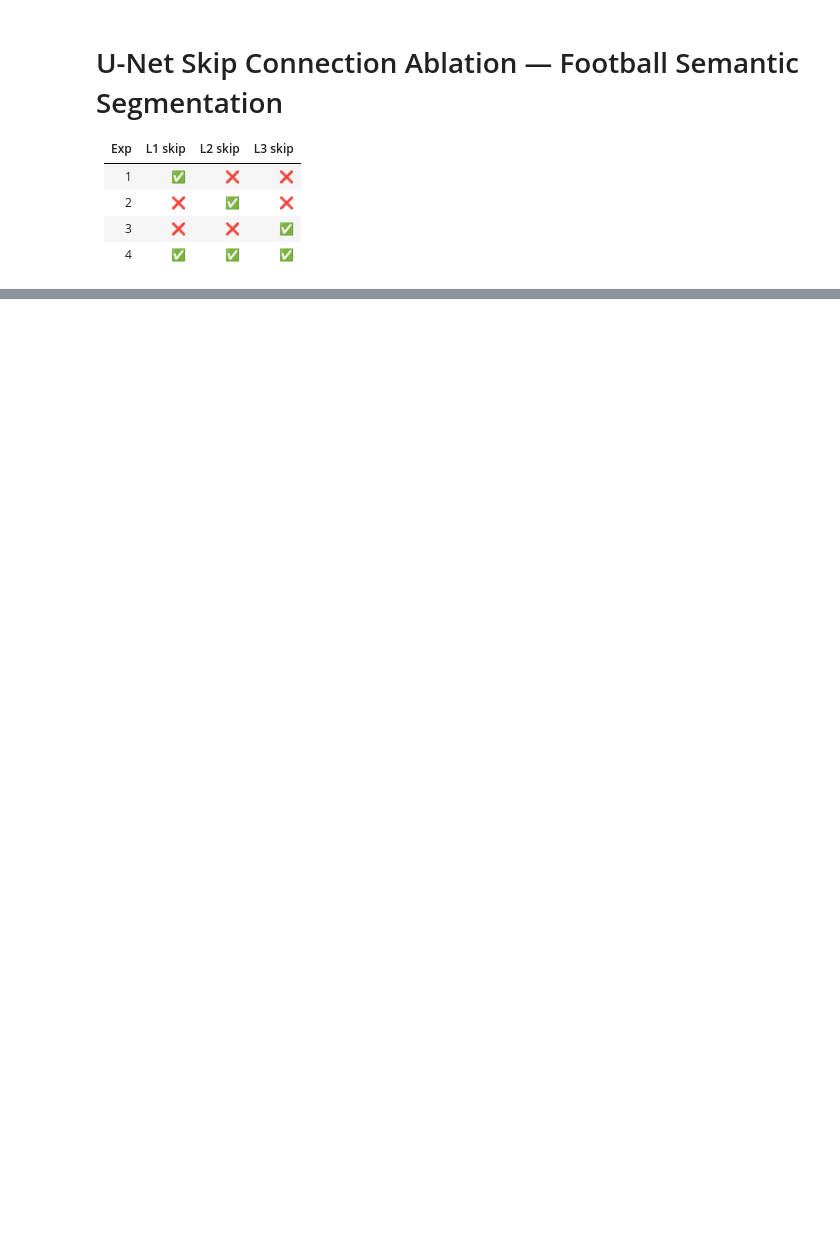
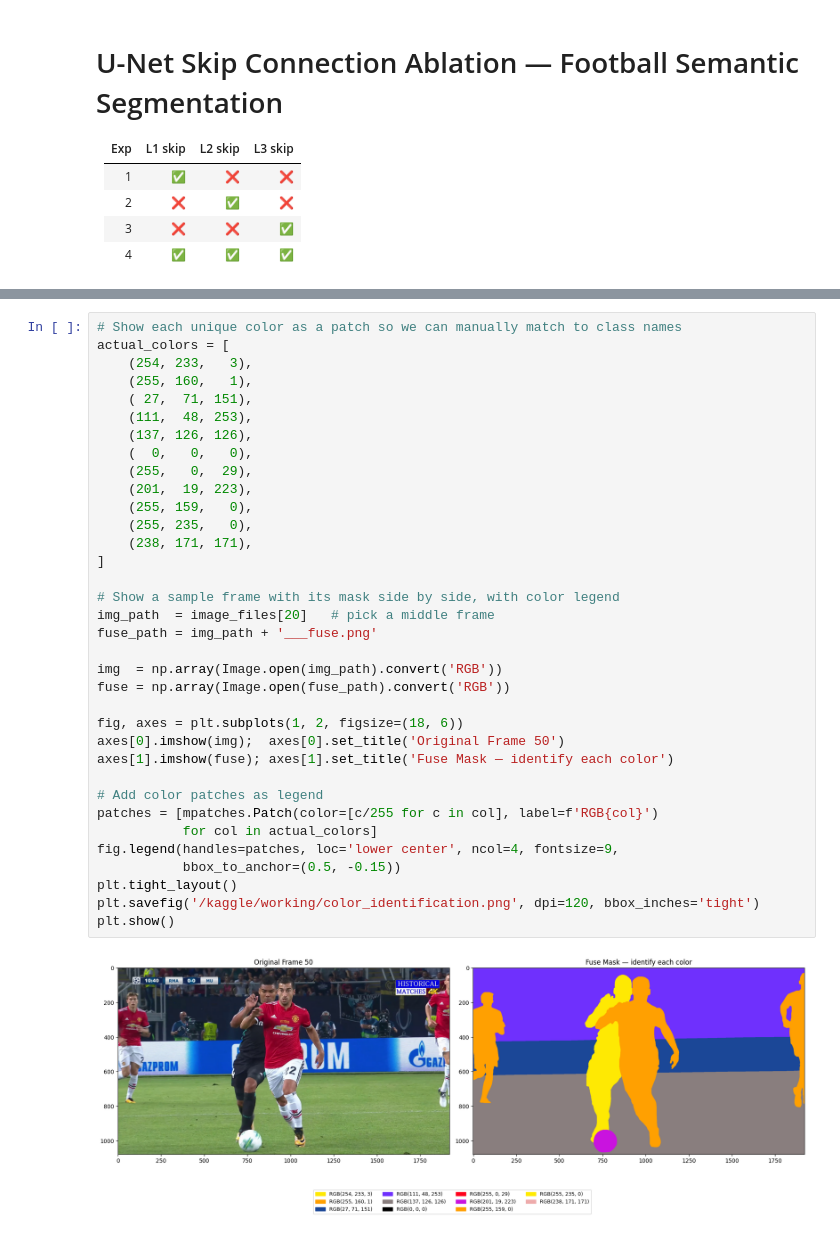
Before and after one commit to mohammedrefai20/Computer-Vision-Course, a Jupyter notebook: lab 2/unet_football.ipynb, the cells around one changed output, grey strips where cells are left out. Saved outputs shown, nothing was run; the diff lists cells and outputs as text; blank space fills up the shorter version.

```diff
--- a/lab 2/unet_football.ipynb
+++ b/lab 2/unet_football.ipynb
@@ -368,3 +526,40 @@ print('\n✅ All experiments done!')
+# %%
+# Show each unique color as a patch so we can manually match to class names
+actual_colors = [
+    (254, 233,   3),
+    (255, 160,   1),
+    ( 27,  71, 151),
+    (111,  48, 253),
+    (137, 126, 126),
+    (  0,   0,   0),
+    (255,   0,  29),
+    (201,  19, 223),
+    (255, 159,   0),
+    (255, 235,   0),
+    (238, 171, 171),
+]
+
+# Show a sample frame with its mask side by side, with color legend
+img_path  = image_files[20]   # pick a middle frame
+fuse_path = img_path + '___fuse.png'
+
+img  = np.array(Image.open(img_path).convert('RGB'))
+fuse = np.array(Image.open(fuse_path).convert('RGB'))
+
+fig, axes = plt.subplots(1, 2, figsize=(18, 6))
+axes[0].imshow(img);  axes[0].set_title('Original Frame 50')
+axes[1].imshow(fuse); axes[1].set_title('Fuse Mask — identify each color')
+
+# Add color patches as legend
+patches = [mpatches.Patch(color=[c/255 for c in col], label=f'RGB{col}')
+           for col in actual_colors]
+fig.legend(handles=patches, loc='lower center', ncol=4, fontsize=9,
+           bbox_to_anchor=(0.5, -0.15))
+plt.tight_layout()
+plt.savefig('/kaggle/working/color_identification.png', dpi=120, bbox_inches='tight')
+plt.show()
+# %% [output]
+[figure, added]
 # %%
 # ── Results table ─────────────────────────────────────────────────────────────
 LABELS = {
```
Also changed, not shown: parts of 20 cells of this notebook.
